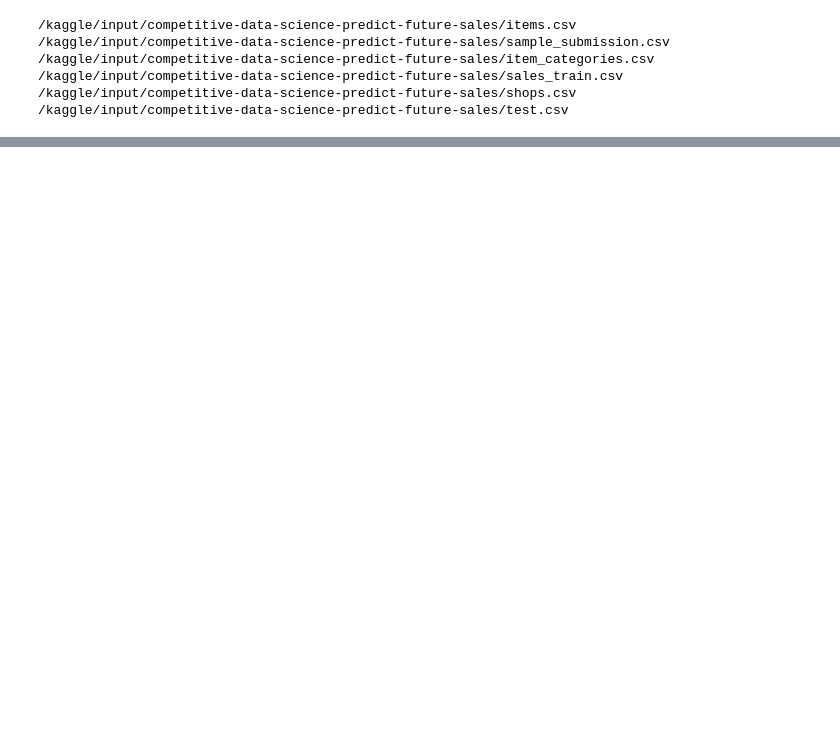
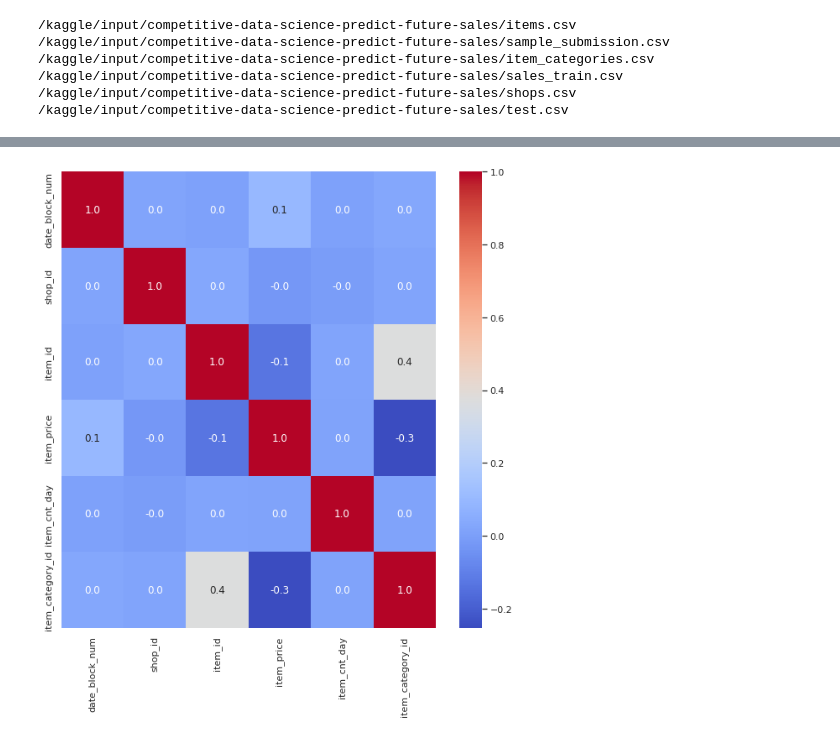
Before and after one commit to kimsangkyeong/kaggles, a Jupyter notebook: predictfutuersales.ipynb, the cells around one changed output, grey strips where cells are left out. Saved outputs shown, nothing was run; the diff lists cells and outputs as text; code cells hidden in the pictures; blank space fills up the shorter version.

```diff
--- a/predictfutuersales.ipynb
+++ b/predictfutuersales.ipynb
@@ -25,0 +214,9 @@ for dirname, _, filenames in os.walk('/kaggle/input'):
+# %%
+%%time
+sns.set(font_scale=1)
+plt.figure(figsize=(10,10))
+#sns.heatmap(df_eda.drop('item_price',axis=1).corr(),cmap="BuPu",annot=True)
+sns.heatmap(df_eda.corr(),fmt='.1f',cmap="coolwarm",annot=True)
+plt.show()
+# %% [output]
+[figure, added]
```
Also changed, not shown: parts of 19 cells of this notebook.
